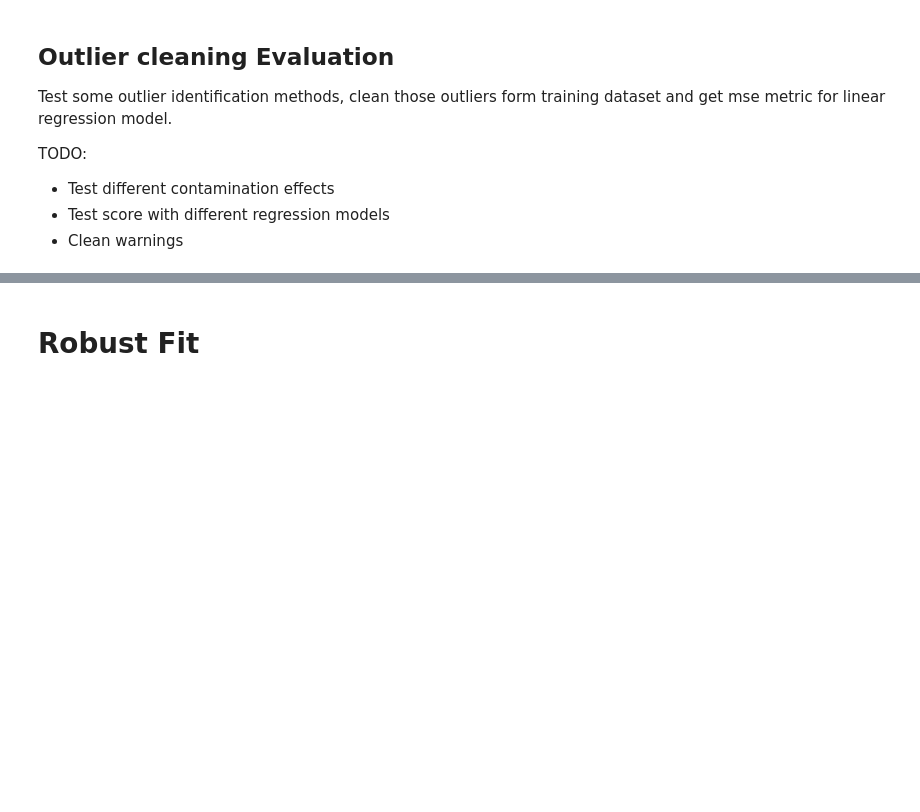
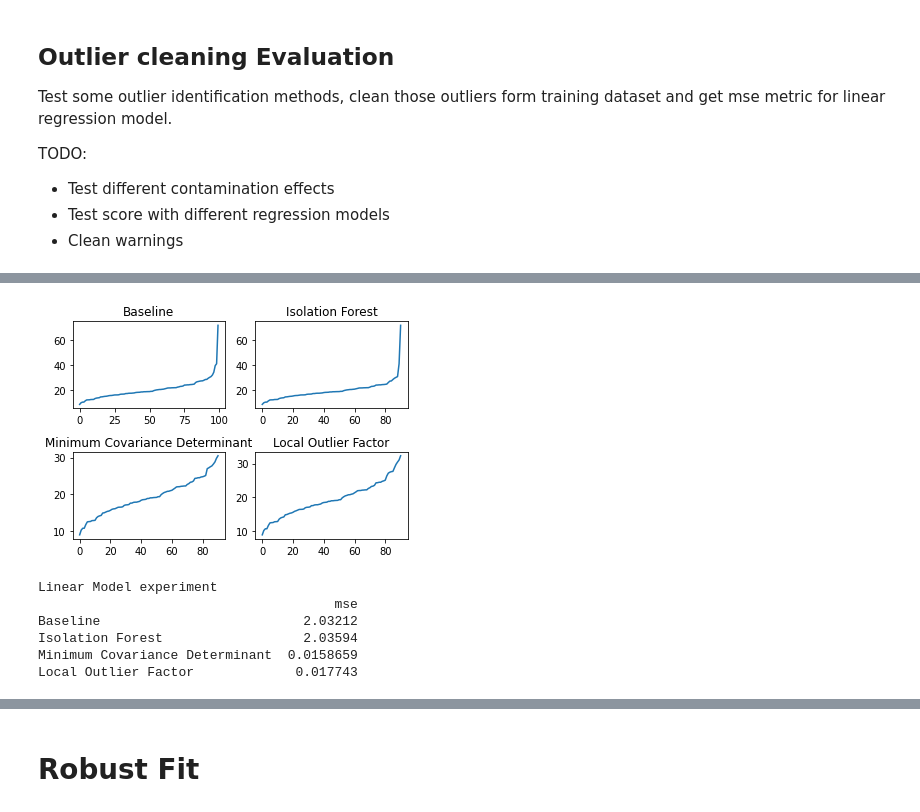
Before and after one commit to dysby/aaut, a Jupyter notebook: regression_prob2.ipynb, the cells around one changed output, grey strips where cells are left out. Saved outputs shown, nothing was run; the diff lists cells and outputs as text; code cells hidden in the pictures; blank space fills up the shorter version.

```diff
--- a/regression_prob2.ipynb
+++ b/regression_prob2.ipynb
@@ -161,4 +216,16 @@ def run_experiment_with_outlier_detection(mse_of_model , data_x_y: pd.DataFrame,
     return evaluation
+# %%
+results = run_experiment_with_outlier_detection(mse_linear_model, df, contamination=0.04)
+print("Linear Model experiment")
+print(results)
+# %% [output]
+[figure, added]
+Linear Model experiment
+                                      mse
+Baseline                          2.03212
+Isolation Forest                  2.03594
+Minimum Covariance Determinant  0.0158659
+Local Outlier Factor             0.017743
 # %%
 results = run_experiment_with_outlier_detection(mse_linear_model, df, contamination=0.1)
 print("Linear Model experiment")
```
Also changed, not shown: parts of 29 cells of this notebook.
